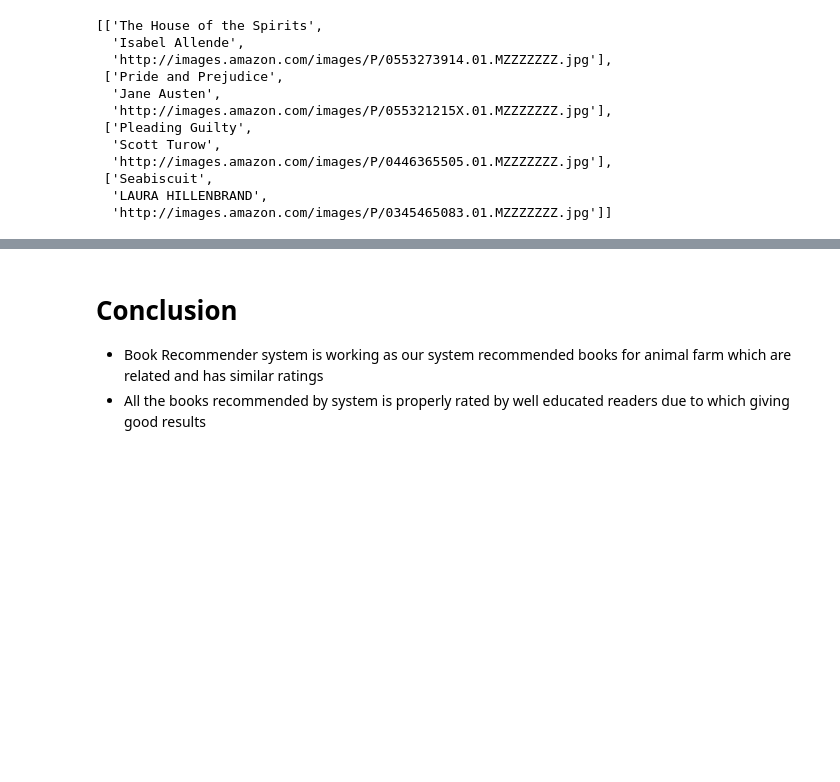
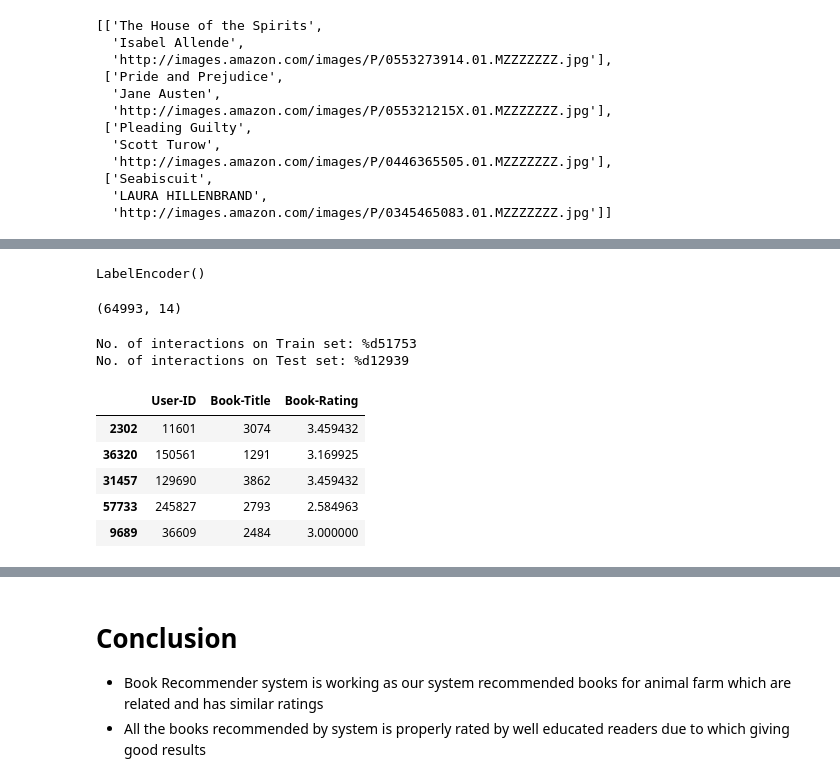
Before and after one commit to Rohitkumar1011/Book-Recommender-system.ipynb, a Jupyter notebook: Book_Recommender_system.ipynb, the cells around one changed output, grey strips where cells are left out. Saved outputs shown, nothing was run; the diff lists cells and outputs as text; code cells hidden in the pictures; blank space fills up the shorter version.

```diff
--- a/Book_Recommender_system.ipynb
+++ b/Book_Recommender_system.ipynb
@@ -633,0 +741,3 @@ recommend_me_books('4 Blondes')
+# %%
+# rounding off the rating mean feature to 2 decimal points
+final_df['Rating-Mean'] = final_df['Rating-Mean'].round(2)
@@ -633,0 +762,5 @@ recommend_me_books('4 Blondes')
+# %%
+le = preprocessing.LabelEncoder()
+le.fit(interactions_full_df['Book-Title'].unique())
+# %% [output]
+LabelEncoder()
@@ -633,0 +772,27 @@ recommend_me_books('4 Blondes')
+# %%
+final_df.shape
+# %% [output]
+(64993, 14)
+# %%
+interactions_train_df, interactions_test_df = train_test_split(interactions_full_df,
+                                   test_size=0.20,
+                                   stratify=interactions_full_df['User-ID'],
+                                   random_state=42)
+
+print(f'No. of interactions on Train set: %d{len(interactions_train_df)}')
+print(f'No. of interactions on Test set: %d{len(interactions_test_df)}')
+# %% [output]
+No. of interactions on Train set: %d51753
+No. of interactions on Test set: %d12939
+# %%
+interactions_train_df['Book-Title'] = le.transform(interactions_train_df['Book-Title'])
+interactions_test_df['Book-Title'] = le.transform(interactions_test_df['Book-Title'])
+
+interactions_train_df.head()
+# %% [output]
+|  | User-ID | Book-Title | Book-Rating |
+| 2302 | 11601 | 3074 | 3.459432 |
+| 36320 | 150561 | 1291 | 3.169925 |
+| 31457 | 129690 | 3862 | 3.459432 |
+| 57733 | 245827 | 2793 | 2.584963 |
+| 9689 | 36609 | 2484 | 3.000000 |
```
Also changed, not shown: parts of 52 cells of this notebook.
